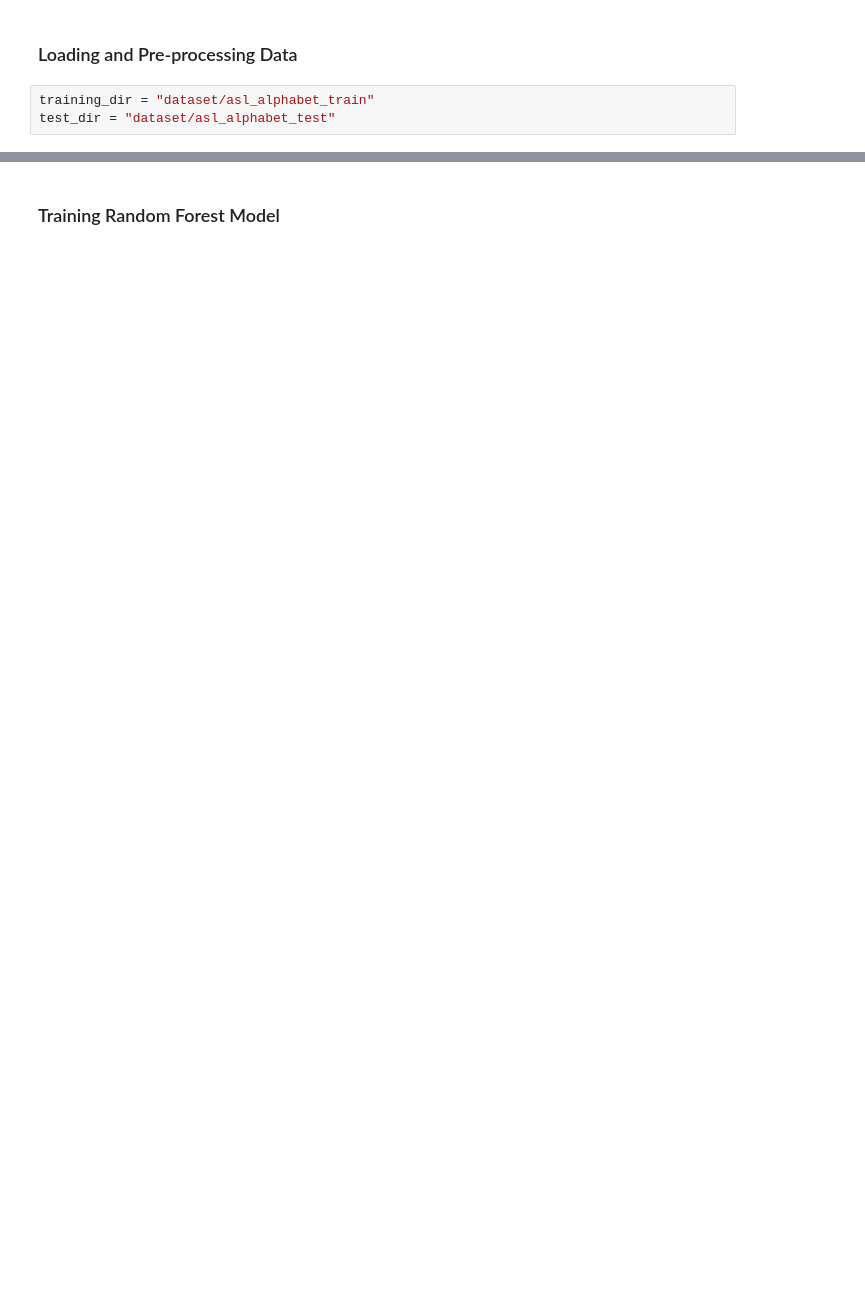
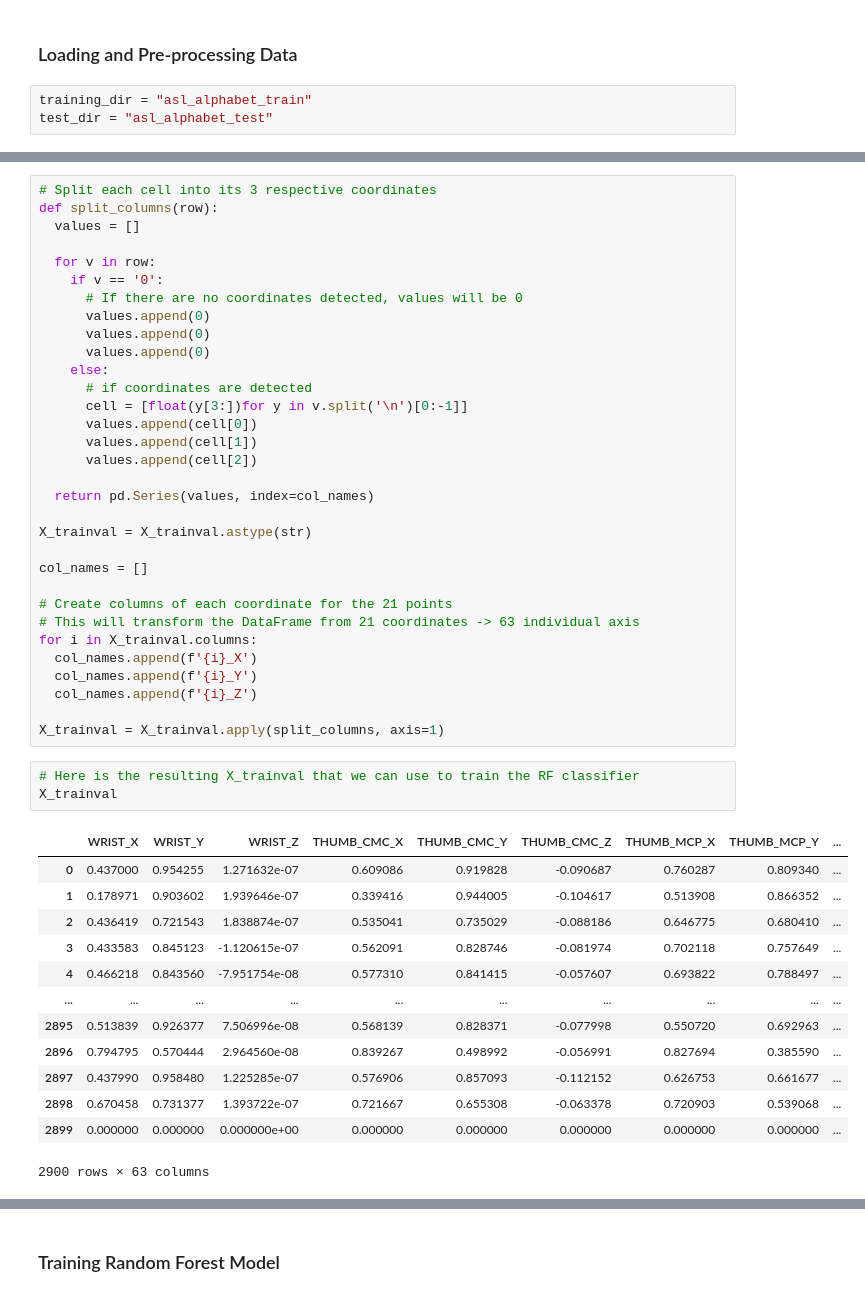
Before and after one commit to elizetran/ensf544_proj2, a Jupyter notebook: rand_forest.ipynb, the cells around one changed output, grey strips where cells are left out. Drawn from its saved outputs; the diff is of its cells as text; blank space fills up the shorter version.

```diff
--- a/rand_forest.ipynb
+++ b/rand_forest.ipynb
@@ -121,7 +130,7 @@ def load_hand_landmark_data(directory, num_imgs_per_component=100, complexity=1,
 # %% [markdown]
 ### Loading and Pre-processing Data
 # %%
-training_dir = "dataset/asl_alphabet_train"
-test_dir = "dataset/asl_alphabet_test"
+training_dir = "asl_alphabet_train"
+test_dir = "asl_alphabet_test"
 # %%
 X_trainval, y_trainval = load_hand_landmark_data(training_dir, min_confidence=0.05)
@@ -130,2 +264,51 @@ X_trainval, y_trainval = load_hand_landmark_data(training_dir, min_confidence=0.
+# %%
+# Split each cell into its 3 respective coordinates
+def split_columns(row):
+  values = []
+
+  for v in row:
+    if v == '0':
+      # If there are no coordinates detected, values will be 0
+      values.append(0)
+      values.append(0)
+      values.append(0)
+    else:
+      # if coordinates are detected
+      cell = [float(y[3:])for y in v.split('\n')[0:-1]]
+      values.append(cell[0])
+      values.append(cell[1])
+      values.append(cell[2])
+
+  return pd.Series(values, index=col_names)
+
+X_trainval = X_trainval.astype(str)
+
+col_names = []
+
+# Create columns of each coordinate for the 21 points
+# This will transform the DataFrame from 21 coordinates -> 63 individual axis
+for i in X_trainval.columns:
+  col_names.append(f'{i}_X')
+  col_names.append(f'{i}_Y')
+  col_names.append(f'{i}_Z')
+
+X_trainval = X_trainval.apply(split_columns, axis=1)
+# %%
+# Here is the resulting X_trainval that we can use to train the RF classifier
+X_trainval
+# %% [output]
+|  | WRIST_X | WRIST_Y | WRIST_Z | THUMB_CMC_X | THUMB_CMC_Y | THUMB_CMC_Z | THUMB_MCP_X | THUMB_MCP_Y | ... |
+| 0 | 0.437000 | 0.954255 | 1.271632e-07 | 0.609086 | 0.919828 | -0.090687 | 0.760287 | 0.809340 | ... |
+| 1 | 0.178971 | 0.903602 | 1.939646e-07 | 0.339416 | 0.944005 | -0.104617 | 0.513908 | 0.866352 | ... |
+| 2 | 0.436419 | 0.721543 | 1.838874e-07 | 0.535041 | 0.735029 | -0.088186 | 0.646775 | 0.680410 | ... |
+| 3 | 0.433583 | 0.845123 | -1.120615e-07 | 0.562091 | 0.828746 | -0.081974 | 0.702118 | 0.757649 | ... |
+| 4 | 0.466218 | 0.843560 | -7.951754e-08 | 0.577310 | 0.841415 | -0.057607 | 0.693822 | 0.788497 | ... |
+| ... | ... | ... | ... | ... | ... | ... | ... | ... | ... |
+| 2895 | 0.513839 | 0.926377 | 7.506996e-08 | 0.568139 | 0.828371 | -0.077998 | 0.550720 | 0.692963 | ... |
+| 2896 | 0.794795 | 0.570444 | 2.964560e-08 | 0.839267 | 0.498992 | -0.056991 | 0.827694 | 0.385590 | ... |
+| 2897 | 0.437990 | 0.958480 | 1.225285e-07 | 0.576906 | 0.857093 | -0.112152 | 0.626753 | 0.661677 | ... |
+| 2898 | 0.670458 | 0.731377 | 1.393722e-07 | 0.721667 | 0.655308 | -0.063378 | 0.720903 | 0.539068 | ... |
+| 2899 | 0.000000 | 0.000000 | 0.000000e+00 | 0.000000 | 0.000000 | 0.000000 | 0.000000 | 0.000000 | ... |
+2900 rows × 63 columns
 # %%
 X_test, y_test = load_hand_landmark_data(test_dir, min_confidence=0.05)
```
Also changed, not shown: parts of 21 cells of this notebook.
